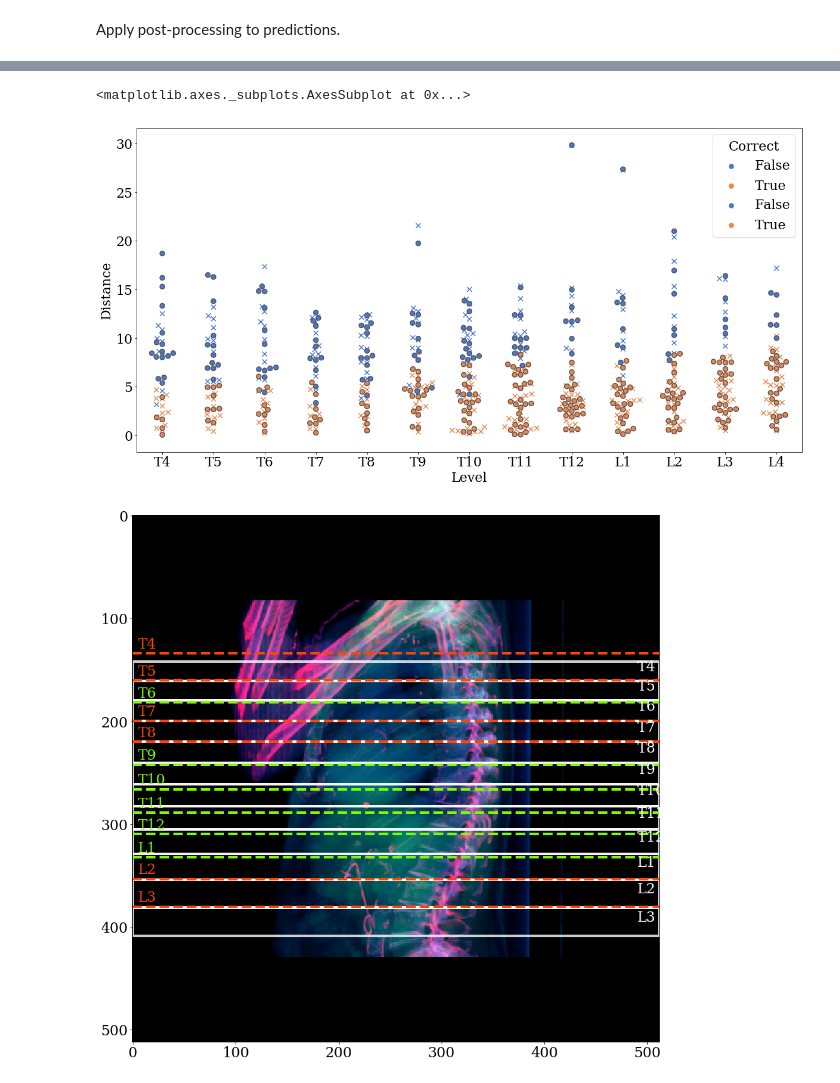
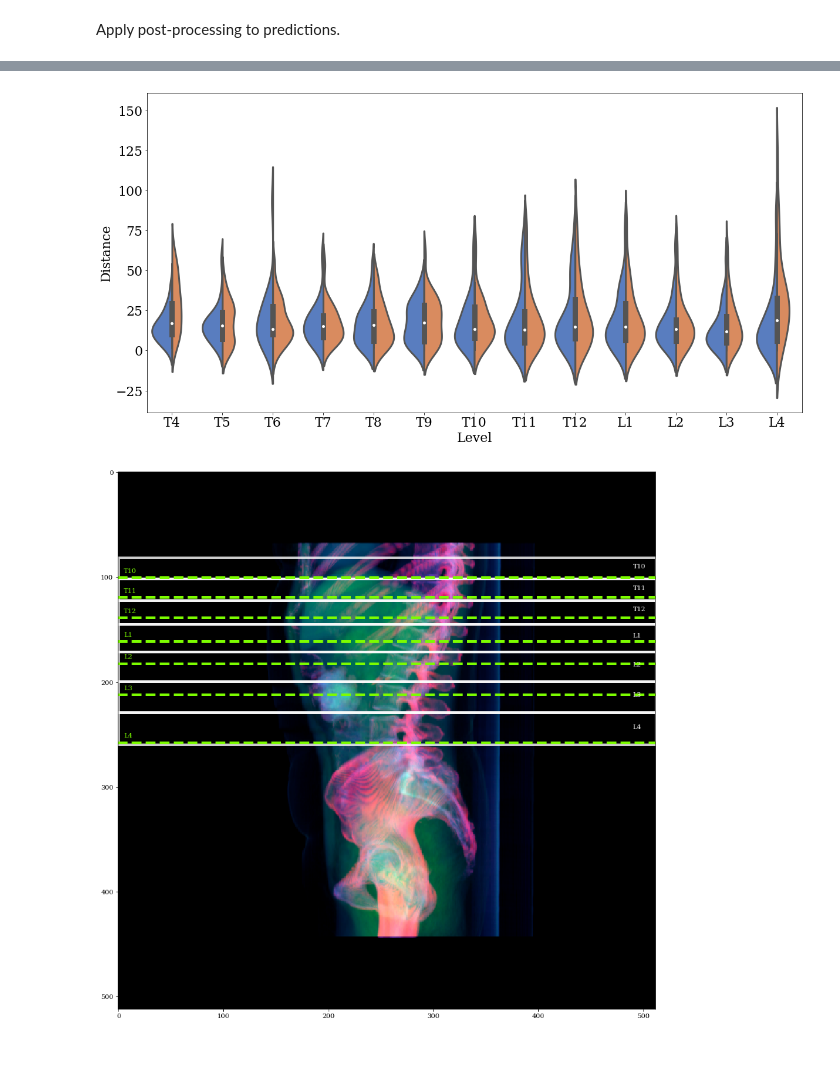
Before and after one commit to DMcSweeney/coronal_sagittal_cnn, a Jupyter notebook: notebooks/results.ipynb, the cells around one changed output, grey strips where cells are left out. Drawn from its saved outputs; the diff is of its cells as text; code cells hidden in the pictures; blank space fills up the shorter version.

```diff
--- a/notebooks/results.ipynb
+++ b/notebooks/results.ipynb
@@ -50,7 +54,5 @@ Format distributions.
-# %%
-distribution_dict = {}
-for i, name in enumerate(ids):
-    distribution_dict[name] = dists[i, ..., 0]
+# %%
+pred_dict, dist_dict = format_preds(ids, coords, dists, labels)
 # %% [markdown]
 ### Get annotation info for converting to $mm$
 # %%
@@ -311,4 +316,4 @@ def update_preds(name, num_iters=0):
 # %%
 updated_preds = {}
 for name in ids:
-    updated_preds[name] = update_preds(name, num_iters=1)
+    updated_preds[name] = update_preds(name, dist_dict, pred_dict, num_iters=1)
@@ -366,30 +319,0 @@ upd_accuracy
-# %%
-plt.style.use('seaborn-bright')
-fig, ax = plt.subplots(1, 1,figsize=(20, 10))
-
-sns.color_palette("hls", 2)
-sns.boxplot(data=upd_scores, x='Level', y='Distance', hue='Correct', linewidth=1.5,  order=ordered_verts, palette='muted', ax=ax)
-g = sns.lineplot(data=upd_scores, x= 'Level', y='Range', ci='sd', err_style="band", estimator='min', ax=ax, color='gray')
-ax.set_ylabel('Absolute distance to center ($mm$)')
-ax2 = ax.twinx()
-ax2.set_ylabel('Accuracy (%)')
-ax2.set_ylim([-0.2, 100.2])
-sns.lineplot(data=upd_accuracy, x=upd_accuracy.index, y='Accuracy', ax=ax2, legend=False, ls='--', lw=3, color='limegreen' )
-#sns.catplot(dara=scores_df, x='Level', y=, hue='Correct', kind='hist')
-g.grid(True, which='both')
-#g.axhline(y=0, color='k')
-g.set_ylim([-0.7, 23])
-
-# Get the handles and labels. For this example it'll be 2 tuples
-# of length 4 each.
-handles, labels = g.get_legend_handles_labels()
-
-# When creating the legend, only use the first two elements
-# to effectively remove the last two.
-l = ax.legend(handles[0:2], labels[0:2], loc='upper left')
-
-ax2.spines['right'].set_color('limegreen')
-#ax2.yaxis.label.set_color('limegreen')
-ax2.tick_params(axis='y', colors='limegreen')
-l.get_texts()[0].set_text('Incorrect')
-l.get_texts()[1].set_text('Correct')
@@ -405,15 +339,14 @@ sns.lineplot(data=upd_accuracy, x=upd_accuracy.index, y='Accuracy', ax=ax, legen
 # %%
 fig, ax = plt.subplots(1, 1,figsize=(20, 10))
-
-sns.swarmplot(data=scores_df, x='Level', y='Distance', hue='Correct', linewidth=1.5, marker='x', order=ordered_verts, palette='muted', ax=ax, s=8)
-sns.swarmplot(data=upd_scores, x='Level', y='Distance', hue='Correct', linewidth=1.5,order=ordered_verts, palette='muted', ax=ax, s=8)
+concatenated = pd.concat([scores_df.assign(dataset='original'), upd_scores.assign(dataset='updated')])
+sns.violinplot(data=concatenated, x='Level', y='Distance', hue='dataset', linewidth=3, order=ordered_verts, palette='muted', ax=ax, split=True)
+plt.legend().remove()
 # %% [output]
-<matplotlib.axes._subplots.AxesSubplot at 0x...>
-[figure, old version]
+[figure, new version]
 # %%
-plot_preds('fr_552_TS_Sag', updated_preds)
+plot_preds(ids[43], updated_preds)
 # %% [output]
-[figure, old version]
+[figure, new version]
 # %%
 plot_preds('fr_552_TS_Sag', pred_dict)
 # %% [output]
```
Also changed, not shown: parts of 66 cells of this notebook, 7 other files.
